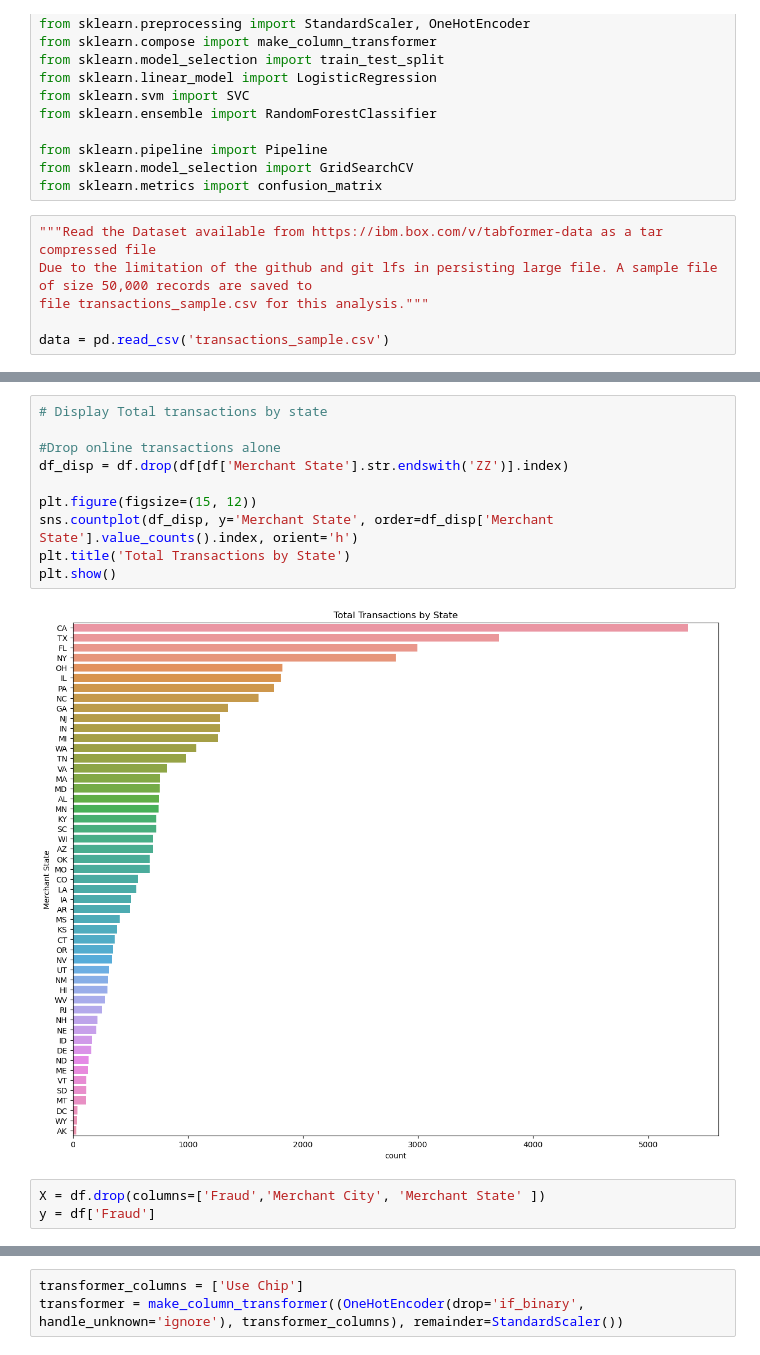
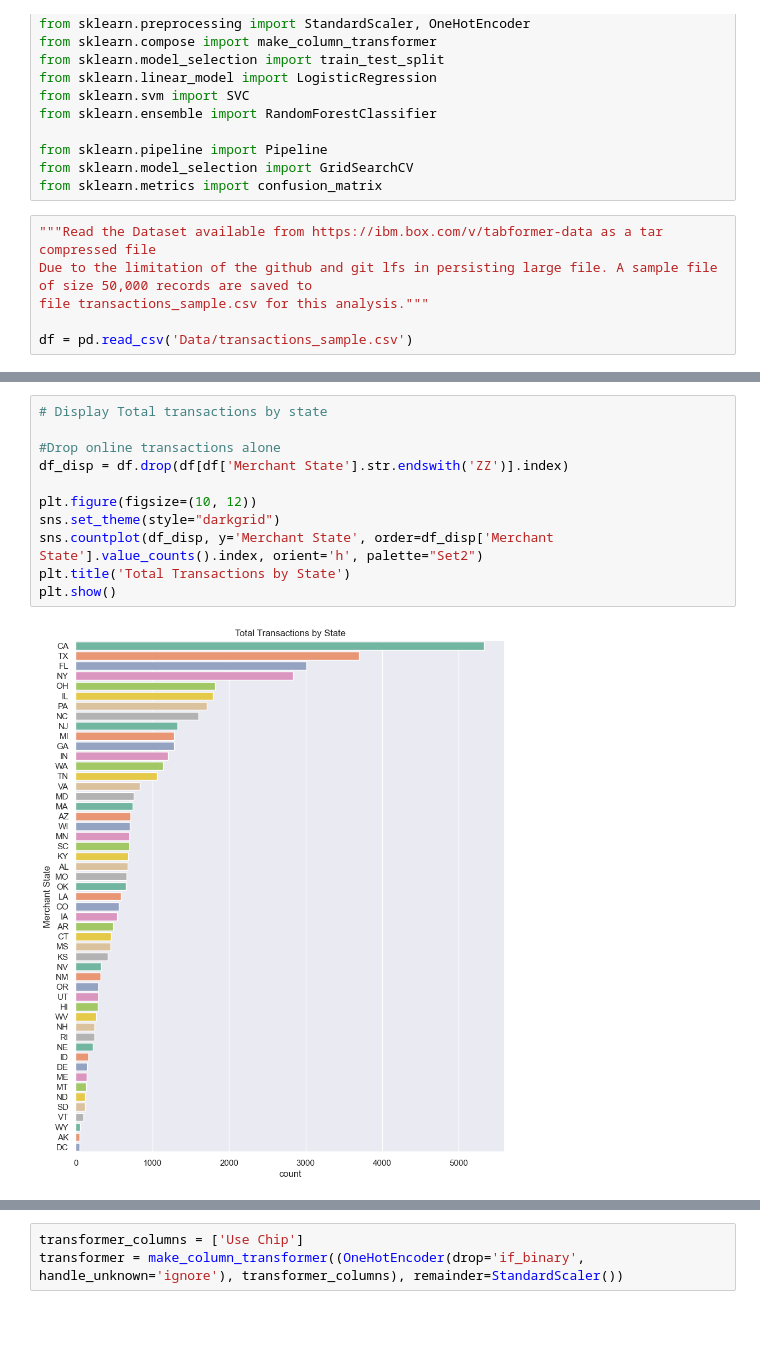
Before and after one commit to maskbit/creditcard-fraud-detection, a Jupyter notebook: fraud-ml.ipynb, the cells around one changed output, grey strips where cells are left out. Drawn from its saved outputs; the diff is of its cells as text; blank space fills up the shorter version.

```diff
--- a/fraud-ml.ipynb
+++ b/fraud-ml.ipynb
@@ -26,4 +26,4 @@ from sklearn.metrics import confusion_matrix
 Due to the limitation of the github and git lfs in persisting large file. A sample file of size 50,000 records are saved to
 file transactions_sample.csv for this analysis."""
 
-data = pd.read_csv('transactions_sample.csv')
+df = pd.read_csv('Data/transactions_sample.csv')
@@ -172,15 +130,13 @@ Name: Merchant State, dtype: int64
 # %%
 # Display Total transactions by state
 
 #Drop online transactions alone
 df_disp = df.drop(df[df['Merchant State'].str.endswith('ZZ')].index)
 
-plt.figure(figsize=(15, 12))
-sns.countplot(df_disp, y='Merchant State', order=df_disp['Merchant State'].value_counts().index, orient='h')
+plt.figure(figsize=(10, 12))
+sns.set_theme(style="darkgrid")
+sns.countplot(df_disp, y='Merchant State', order=df_disp['Merchant State'].value_counts().index, orient='h', palette="Set2")
 plt.title('Total Transactions by State')
 plt.show()
 # %% [output]
-[figure, old version]
+[figure, new version]
-# %%
-X = df.drop(columns=['Fraud','Merchant City', 'Merchant State' ])
-y = df['Fraud']
```
Also changed, not shown: parts of 14 cells of this notebook.
